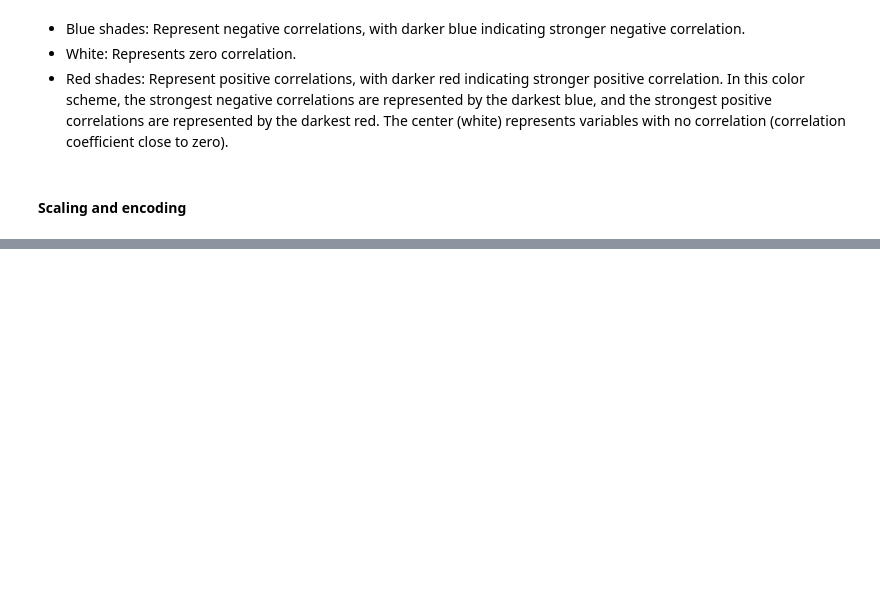
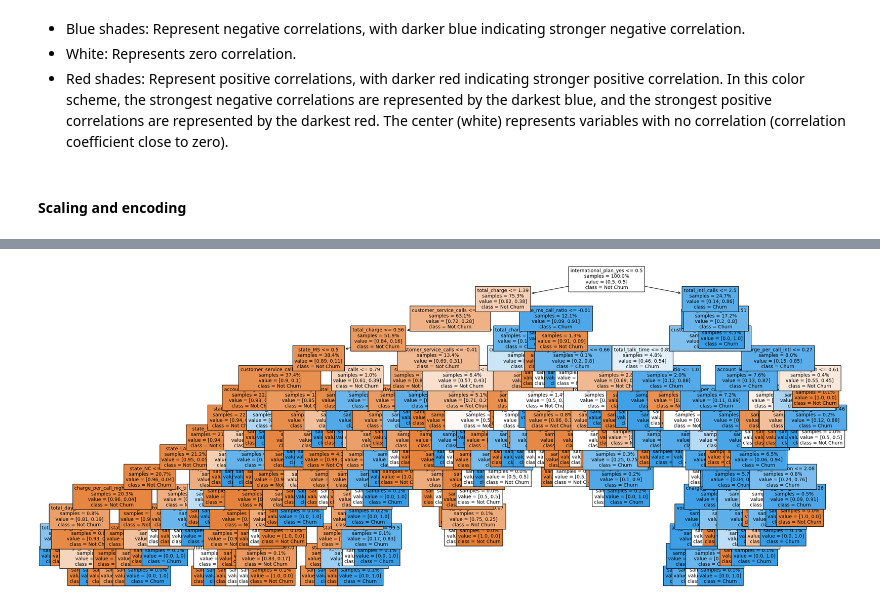
Before and after one commit to Rodgerdev/telecomm_customer_churn, a Jupyter notebook: churn.ipynb, the cells around one changed output, grey strips where cells are left out. Cells and saved outputs as stored; diff of their text form; code cells hidden in the pictures; blank space fills up the shorter version.

```diff
--- a/churn.ipynb
+++ b/churn.ipynb
@@ -784,0 +986,7 @@ In this color scheme, the strongest negative correlations are represented by the
+# %%
+# Visualize the decision tree
+plt.figure(figsize=(29, 12))
+plot_tree(best_clf, filled=True, feature_names=X.columns, class_names=['Not Churn', 'Churn'], fontsize=10, impurity=False, precision=2, proportion=True)
+plt.show()
+# %% [output]
+[figure, added]
```
Also changed, not shown: parts of 53 cells of this notebook.
